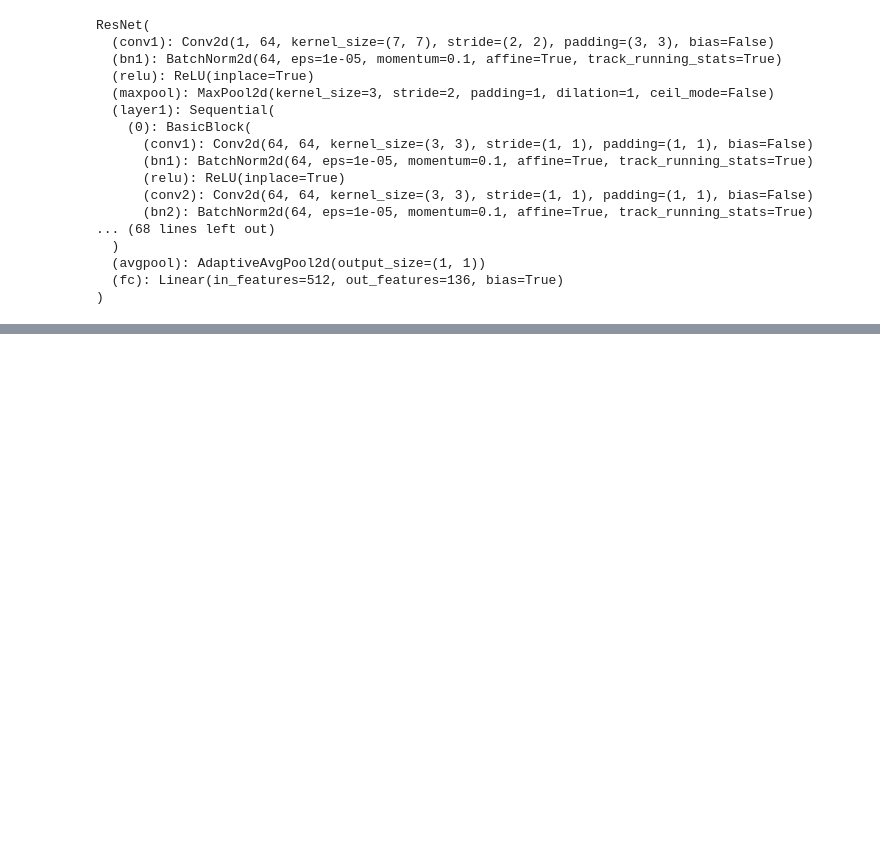
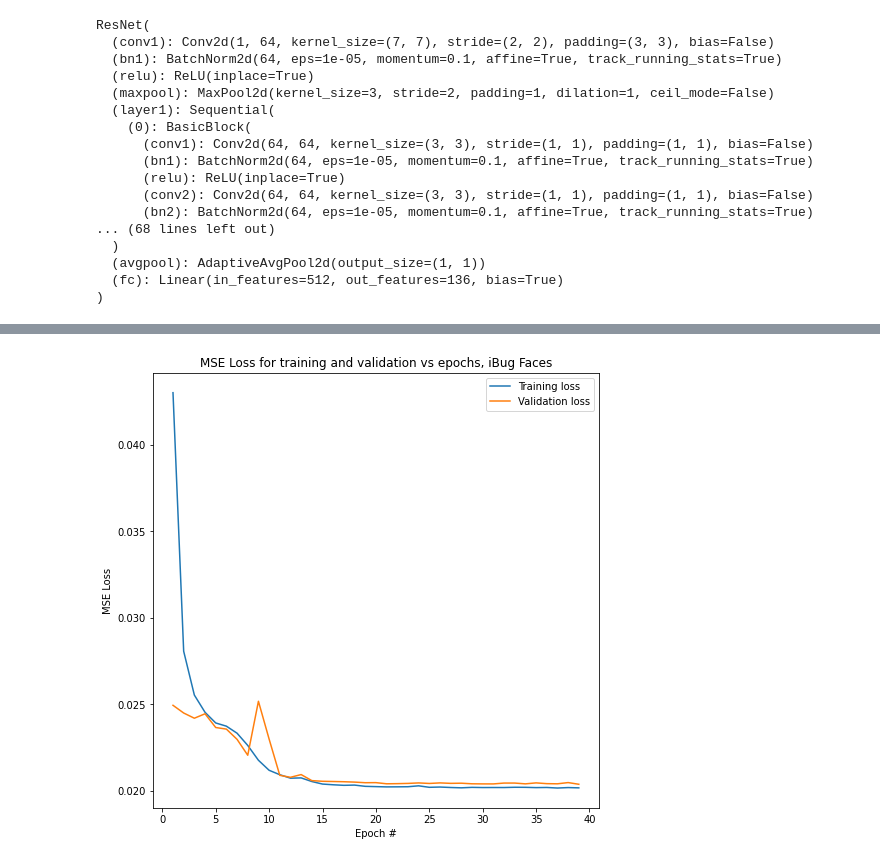
Before and after one commit to michaelywg/images, a Jupyter notebook: part3.ipynb, the cells around one changed output, grey strips where cells are left out. Cells and saved outputs as stored; diff of their text form; code cells hidden in the pictures; blank space fills up the shorter version.

```diff
--- a/part3.ipynb
+++ b/part3.ipynb
@@ -263,18 +286,4 @@ def TrainResNet(rnet, train_dataloader, valid_dataloader, epochs=10, rate=1e-3):
 
     print('Done!')
     return losses
-# %%
-# If to_train=False, load saved weights from npy. Else train the model.
-to_train = False
-big_train_loader = big_valid_loader = rnet_loss = None
-
-if to_train:
-  big_train_loader = DataLoader(big_train_dataset, batch_size=32, shuffle=True)
-  big_valid_loader = DataLoader(big_valid_dataset, batch_size=32, shuffle=True)
-  rnet_loss = TrainResNet(resnet18, big_train_loader, big_valid_loader, epochs=10)
-  torch.save(resnet18.state_dict(), 'resnet_trained_weights_1.npy')
-  files.download('resnet_trained_weights_1.npy')
-else:
-  resnet18.load_state_dict(torch.load('resnet_trained_weights_1.npy'))
-  resnet18.eval()
 # %%
@@ -319,0 +370,13 @@ with open('kaggle_predicts.csv', 'w') as csvfile:
+# %%
+plt.figure(figsize=(8, 8))
+plt.title('MSE Loss for training and validation vs epochs, iBug Faces')
+plt.xlabel('Epoch #')
+plt.ylabel('MSE Loss')
+plt.plot(np.arange(1, 40), np.array(rnet_loss['training'][1:]), label='Training loss')
+plt.plot(np.arange(1, 40), np.array(rnet_loss['validation'][1:]), label='Validation loss')
+plt.legend(loc="upper right")
+plt.savefig('ibug_accuracy_plot_{}.jpg'.format(trial), dpi=150, bbox_inches='tight')
+plt.show()
+files.download('ibug_accuracy_plot_{}.jpg'.format(trial))
+# %% [output]
+[figure, added]
```
Also changed, not shown: parts of 12 cells of this notebook.
